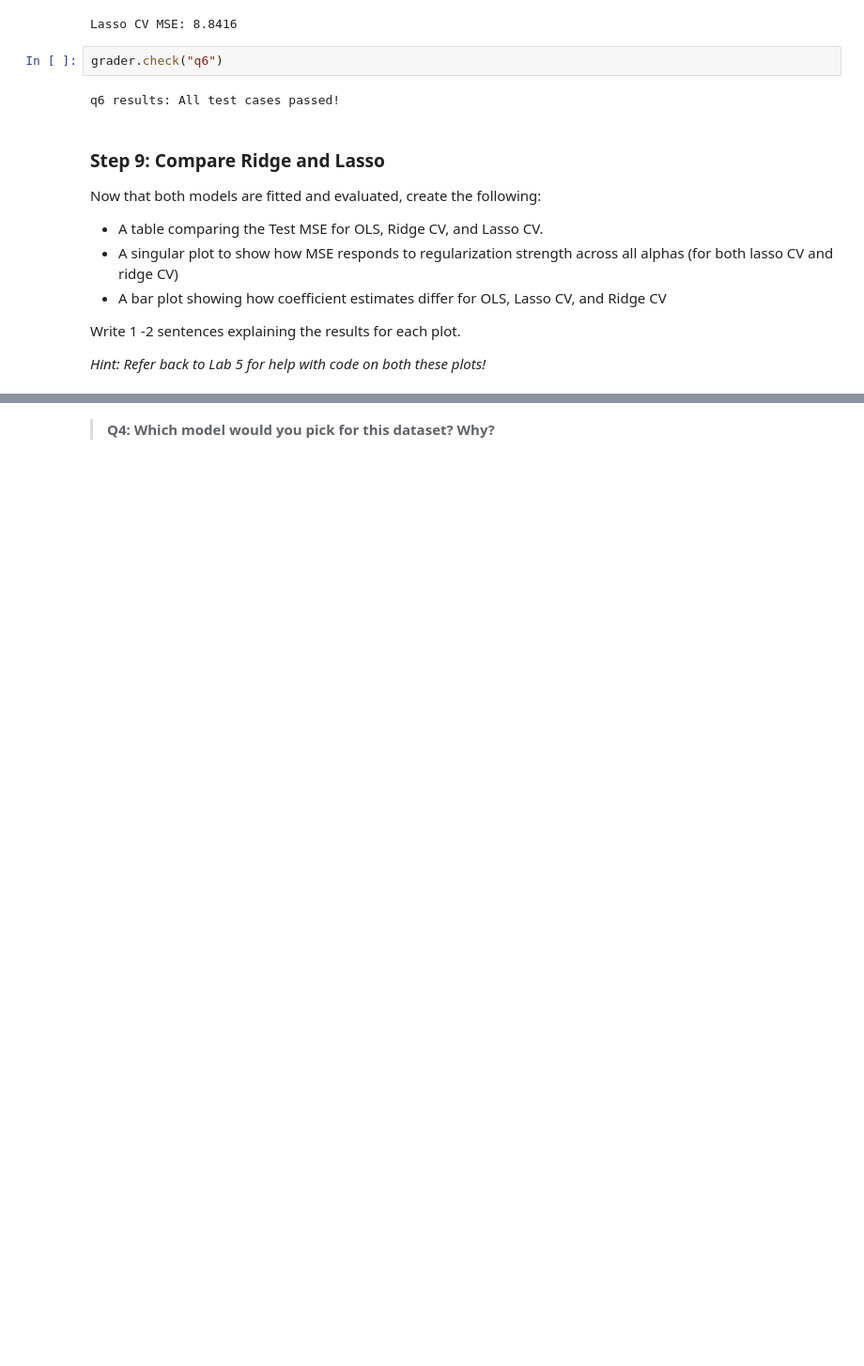
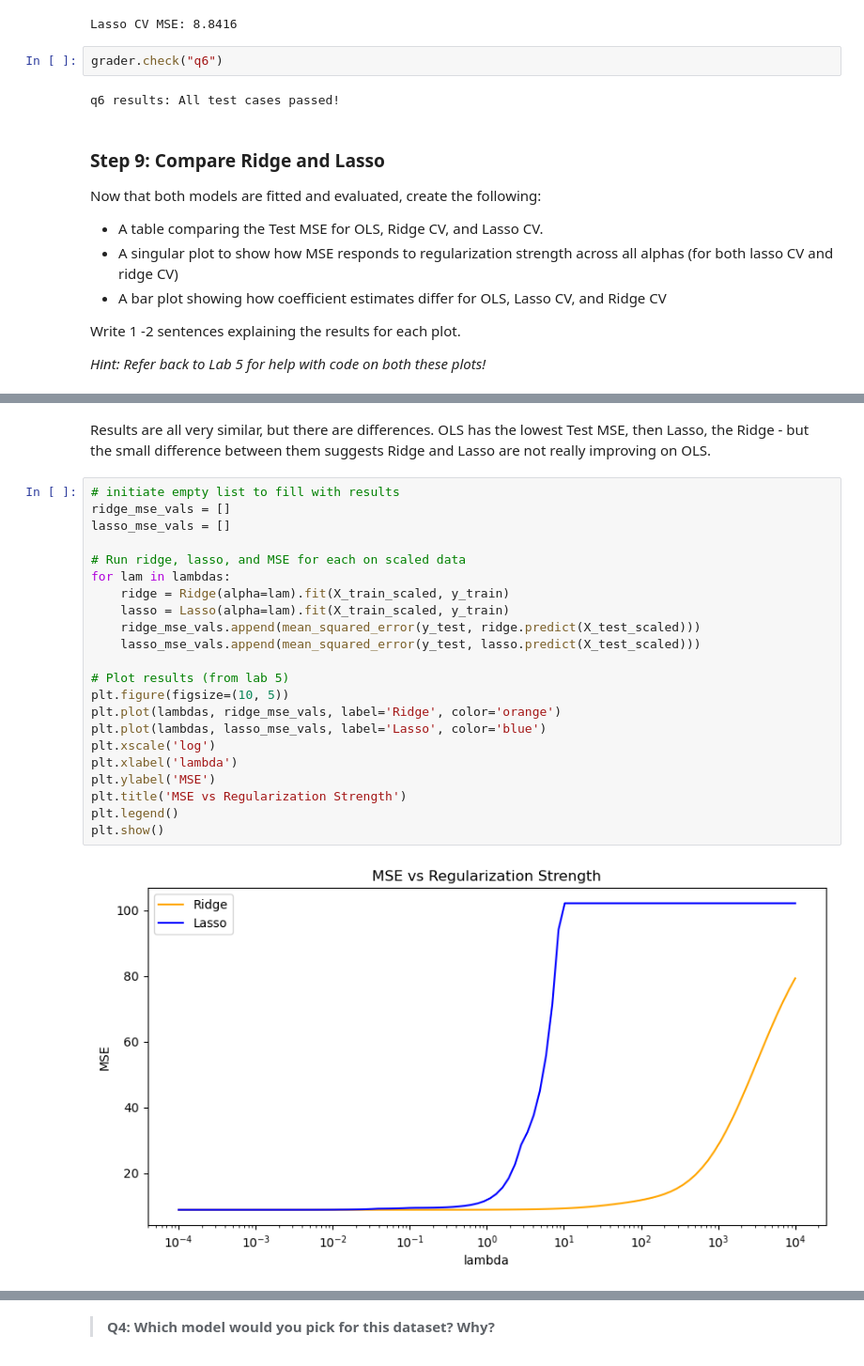
Before and after one commit to ht-oliver/assignment-3, a Jupyter notebook: task1/hw3-task1.ipynb, the cells around one changed output, grey strips where cells are left out. Shown at 94% size. Drawn from its saved outputs; the diff is of its cells as text; blank space fills up the shorter version.

```diff
--- a/task1/hw3-task1.ipynb
+++ b/task1/hw3-task1.ipynb
@@ -312,0 +328,26 @@ Write 1 -2 sentences explaining the results for each plot.
+# %% [markdown]
+Results are all very similar, but there are differences. OLS has the lowest Test MSE, then Lasso, the Ridge - but the small difference between them suggests Ridge and Lasso are not really improving on OLS.
+# %%
+# initiate empty list to fill with results
+ridge_mse_vals = []
+lasso_mse_vals = []
+
+# Run ridge, lasso, and MSE for each on scaled data
+for lam in lambdas:
+    ridge = Ridge(alpha=lam).fit(X_train_scaled, y_train)
+    lasso = Lasso(alpha=lam).fit(X_train_scaled, y_train)
+    ridge_mse_vals.append(mean_squared_error(y_test, ridge.predict(X_test_scaled)))
+    lasso_mse_vals.append(mean_squared_error(y_test, lasso.predict(X_test_scaled)))
+
+# Plot results (from lab 5)
+plt.figure(figsize=(10, 5))
+plt.plot(lambdas, ridge_mse_vals, label='Ridge', color='orange')
+plt.plot(lambdas, lasso_mse_vals, label='Lasso', color='blue')
+plt.xscale('log')
+plt.xlabel('lambda')
+plt.ylabel('MSE')
+plt.title('MSE vs Regularization Strength')
+plt.legend()
+plt.show()
+# %% [output]
+[figure, added]
```
Also changed, not shown: parts of 13 cells of this notebook.
